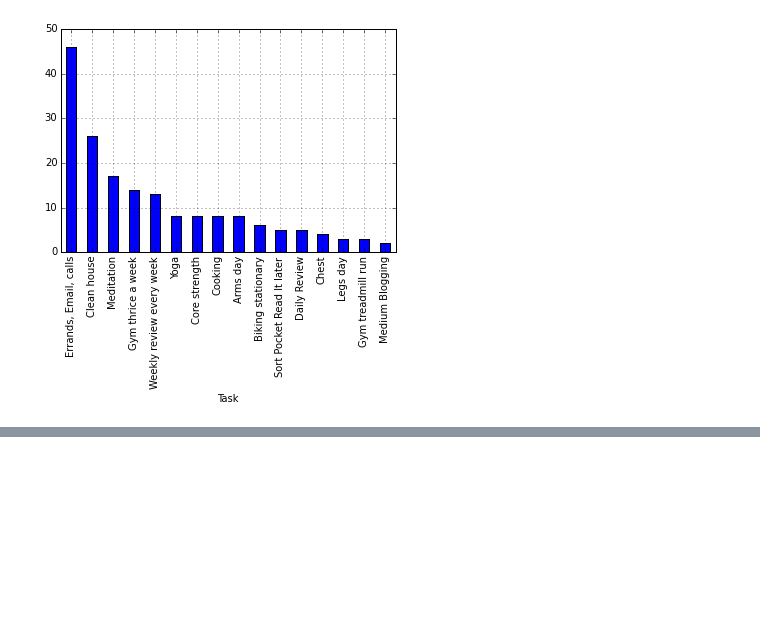
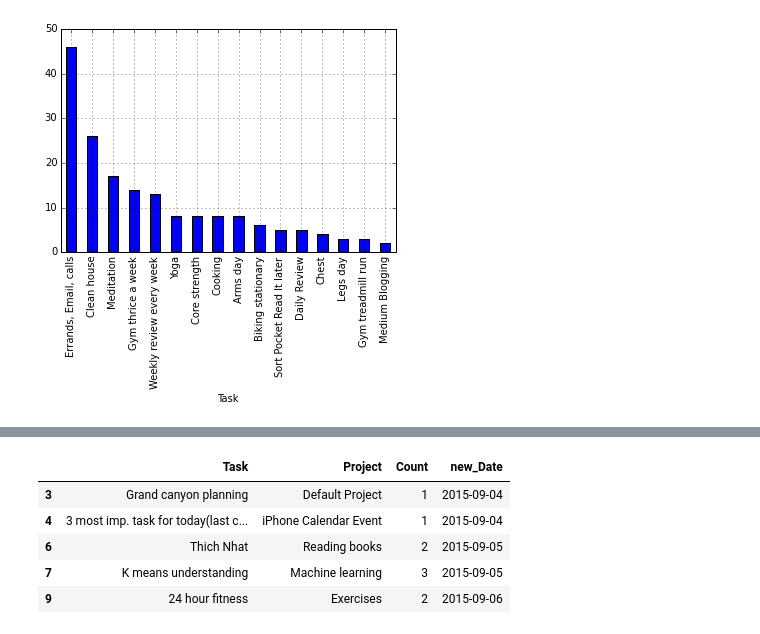
Before and after one commit to kapild/datascience, a Jupyter notebook: com/kapild/ds/pomodoro/Pomodoro_Calendar.ipynb, the cells around one changed output, grey strips where cells are left out. Saved outputs shown, nothing was run; the diff lists cells and outputs as text; code cells hidden in the pictures; blank space fills up the shorter version.

```diff
--- a/com/kapild/ds/pomodoro/Pomodoro_Calendar.ipynb
+++ b/com/kapild/ds/pomodoro/Pomodoro_Calendar.ipynb
@@ -241,0 +252,9 @@ plot_habbit('Habbit')
+# %%
+pomod.head()
+# %% [output]
+|  | Task | Project | Count | new_Date |
+| 3 | Grand canyon planning | Default Project | 1 | 2015-09-04 |
+| 4 | 3 most imp. task for today(last c... | iPhone Calendar Event | 1 | 2015-09-04 |
+| 6 | Thich Nhat | Reading books | 2 | 2015-09-05 |
+| 7 | K means understanding | Machine learning | 3 | 2015-09-05 |
+| 9 | 24 hour fitness | Exercises | 2 | 2015-09-06 |
```
Also changed, not shown: parts of 5 cells of this notebook.
